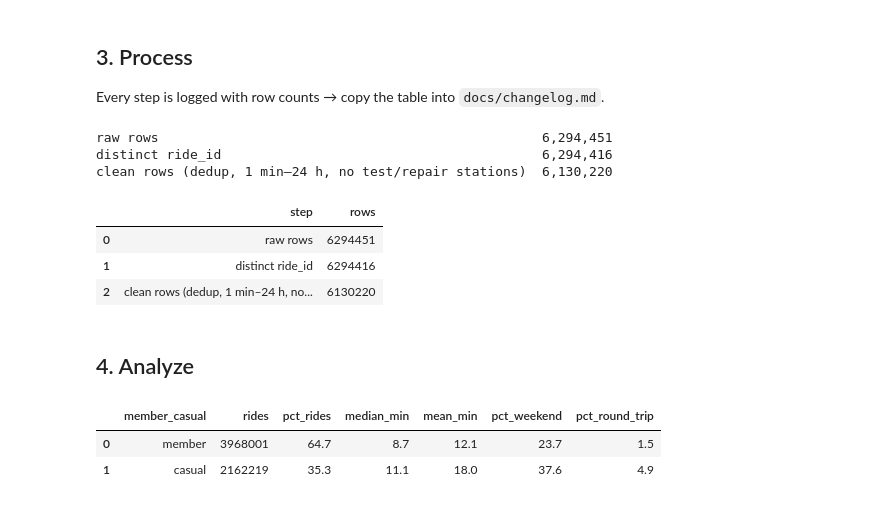
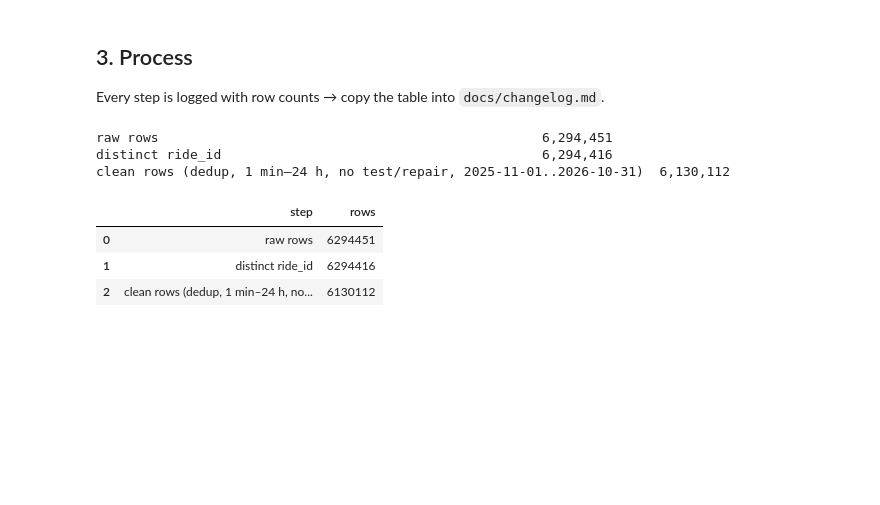
Before and after one commit to lucynguyen777/cyclistic-case-study, a Jupyter notebook: notebooks/cyclistic_analysis.ipynb, the cells around one changed output. Cells and saved outputs as stored; diff of their text form; code cells hidden in the pictures; blank space fills up the shorter version.

```diff
--- a/notebooks/cyclistic_analysis.ipynb
+++ b/notebooks/cyclistic_analysis.ipynb
@@ -101,49 +101,34 @@ log("distinct ride_id", "SELECT count(DISTINCT ride_id) FROM trips_raw")
 
 con.execute('''
 CREATE OR REPLACE TABLE trips AS
 WITH dedup AS (
   SELECT *, row_number() OVER (PARTITION BY ride_id ORDER BY started_at) AS rn FROM trips_raw
 )
 SELECT ride_id, rideable_type, member_casual, started_at, ended_at,
        start_station_name, end_station_name, start_lat, start_lng, end_lat, end_lng,
        date_diff('second', started_at, ended_at) / 60.0 AS ride_length_min,
        dayname(started_at)                      AS day_of_week,
        isodow(started_at)                       AS dow,          -- 1 = Monday … 7 = Sunday
        hour(started_at)                         AS hour,
        strftime(started_at, '%Y-%m')            AS month,
        (start_station_name = end_station_name)  AS round_trip
 FROM dedup
 WHERE rn = 1
   AND member_casual IN ('member', 'casual')
   AND date_diff('second', started_at, ended_at) BETWEEN 60 AND 86400     -- 1 min .. 24 h
   AND coalesce(upper(start_station_name), '') NOT LIKE '%TEST%'
   AND coalesce(upper(end_station_name),   '') NOT LIKE '%TEST%'
   AND coalesce(upper(start_station_name), '') NOT LIKE '%REPAIR%'
+  AND started_at >= TIMESTAMP '2025-11-01' AND started_at < TIMESTAMP '2026-11-01'   -- analysis window
 ''')
-log("clean rows (dedup, 1 min–24 h, no test/repair stations)", "SELECT count(*) FROM trips")
+log("clean rows (dedup, 1 min–24 h, no test/repair, 2025-11-01..2026-10-31)", "SELECT count(*) FROM trips")
 con.execute(f"COPY trips TO '{CLEAN}/trips_clean.parquet' (FORMAT parquet)")
 pd.DataFrame(steps, columns=["step", "rows"])
 # %% [output]
 raw rows                                                 6,294,451
 distinct ride_id                                         6,294,416
-clean rows (dedup, 1 min–24 h, no test/repair stations)  6,130,220
+clean rows (dedup, 1 min–24 h, no test/repair, 2025-11-01..2026-10-31)  6,130,112
 |  | step | rows |
 | 0 | raw rows | 6294451 |
 | 1 | distinct ride_id | 6294416 |
-| 2 | clean rows (dedup, 1 min–24 h, no... | 6130220 |
+| 2 | clean rows (dedup, 1 min–24 h, no... | 6130112 |
-# %% [markdown]
-## 4. Analyze
-# %%
-overview = con.sql('''
-SELECT member_casual, count(*) AS rides,
-       round(100.0 * count(*) / sum(count(*)) OVER (), 1) AS pct_rides,
-       round(median(ride_length_min), 1) AS median_min,
-       round(avg(ride_length_min), 1)    AS mean_min,
-       round(100.0 * avg(CASE WHEN dow >= 6 THEN 1 ELSE 0 END), 1) AS pct_weekend,
-       round(100.0 * avg(CASE WHEN round_trip THEN 1 ELSE 0 END), 1) AS pct_round_trip
-FROM trips GROUP BY 1
-''').df(); overview
-# %% [output]
-|  | member_casual | rides | pct_rides | median_min | mean_min | pct_weekend | pct_round_trip |
-| 0 | member | 3968001 | 64.7 | 8.7 | 12.1 | 23.7 | 1.5 |
-| 1 | casual | 2162219 | 35.3 | 11.1 | 18.0 | 37.6 | 4.9 |
```
Also changed, not shown: parts of 20 cells of this notebook, 11 other files.
